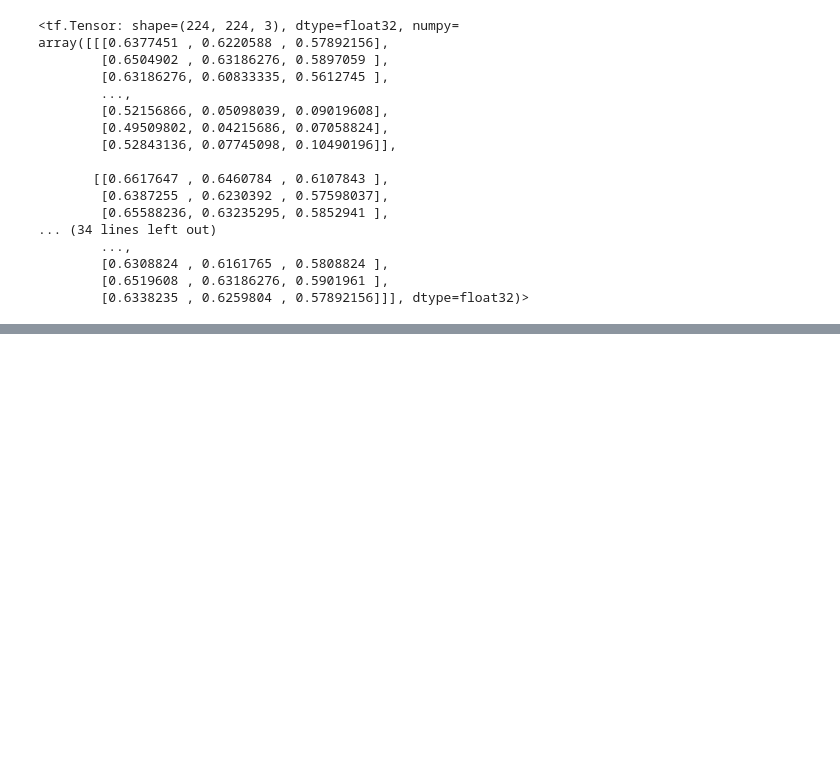
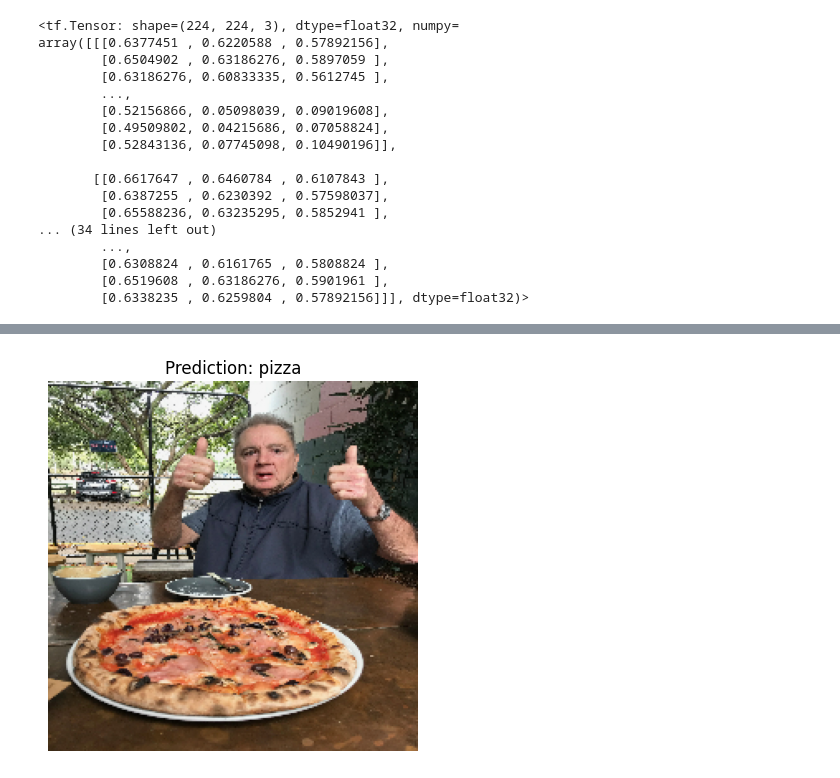
Before and after one commit to mjaliz/tfztm, a Jupyter notebook: 03_introduction_to_computer_vision_with_tensorflow.ipynb, the cells around one changed output, grey strips where cells are left out. Cells and saved outputs as stored; diff of their text form; code cells hidden in the pictures; blank space fills up the shorter version.

```diff
--- a/03_introduction_to_computer_vision_with_tensorflow.ipynb
+++ b/03_introduction_to_computer_vision_with_tensorflow.ipynb
@@ -972,0 +1010,4 @@ array([[0.90410167]], dtype=float32)
+# %%
+pred_and_plot(model_7, "03-pizza-dad.jpeg")
+# %% [output]
+[figure, added]
```
Also changed, not shown: parts of 6 cells of this notebook.
